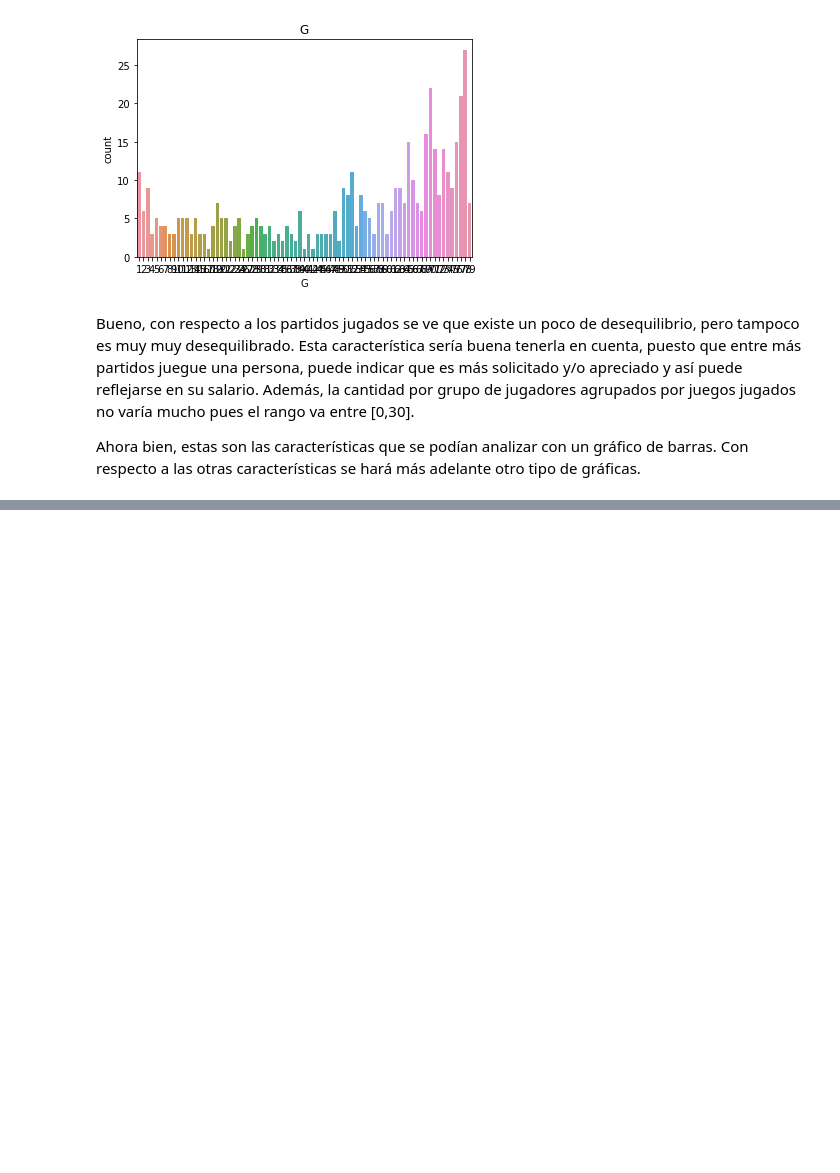
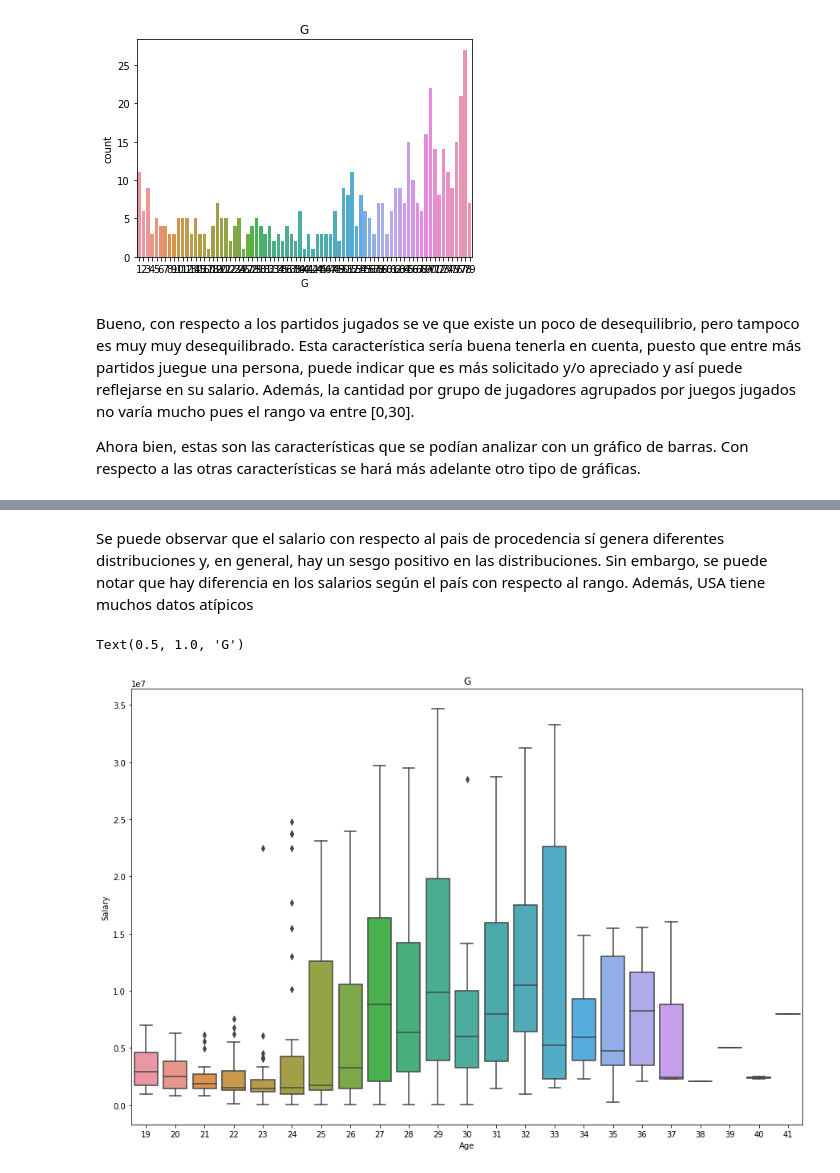
Before and after one commit to StevenMaMei/DataAnalyticsFinalProject, a Jupyter notebook: PrimerEntrega.ipynb, the cells around one changed output, grey strips where cells are left out. Cells and saved outputs as stored; diff of their text form; code cells hidden in the pictures; blank space fills up the shorter version.

```diff
--- a/PrimerEntrega.ipynb
+++ b/PrimerEntrega.ipynb
@@ -218,0 +237,10 @@ Ahora bien, estas son las características que se podían analizar con un gráfi
+# %% [markdown]
+Se puede observar que el salario con respecto al pais de procedencia sí genera diferentes distribuciones y, en general, hay un sesgo positivo en las distribuciones. Sin embargo, se puede notar que hay diferencia en los salarios según el país con respecto al rango. Además, USA tiene muchos datos atípicos
+# %%
+fig = plt.figure(figsize=(15,10))
+
+sns.boxplot(x=data.columns[4] ,y=data['Salary'], data=data)
+plt.title(var_num)
+# %% [output]
+Text(0.5, 1.0, 'G')
+[figure, added]
```
Also changed, not shown: parts of 13 cells of this notebook.
